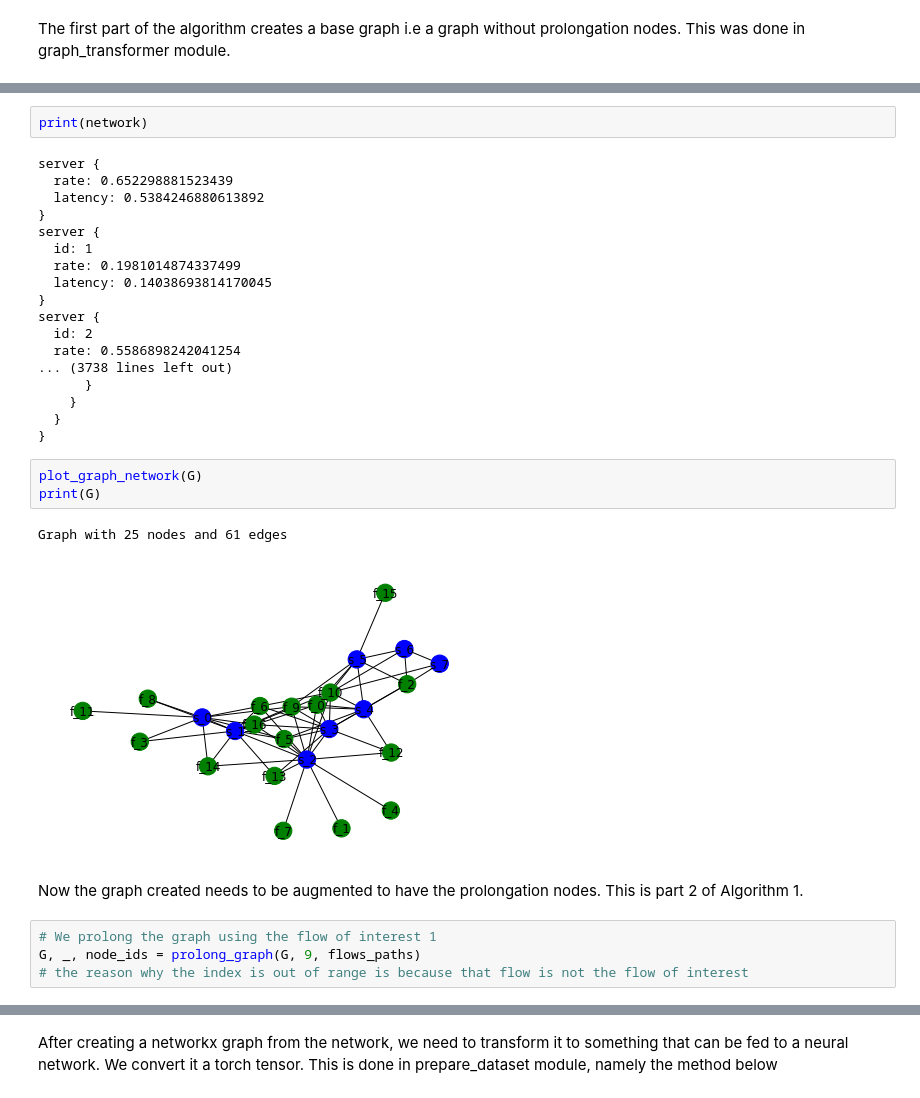
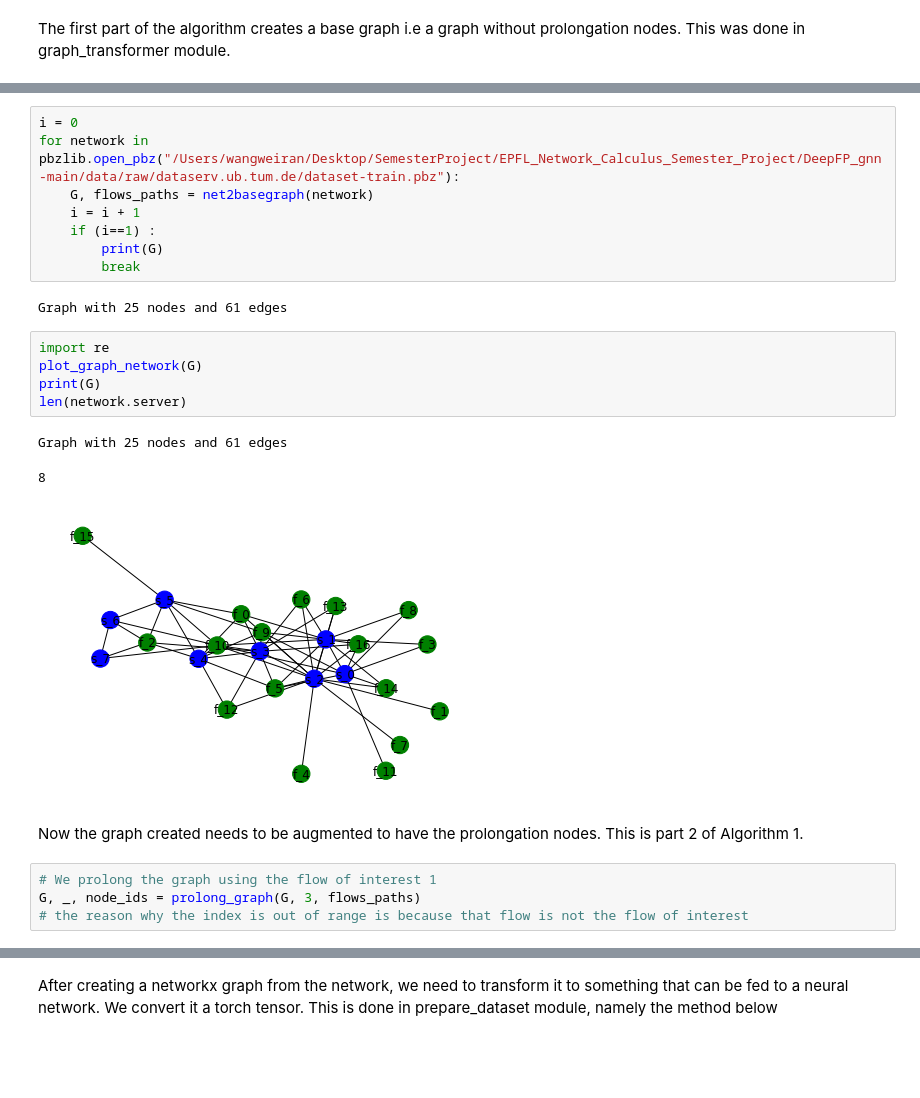
Before and after one commit to wangweiran0129/EPFL_Network_Calculus_Semester_Project, a Jupyter notebook: DeepFP_gnn-main/notebooks/train_model.ipynb, the cells around one changed output, grey strips where cells are left out. Saved outputs shown, nothing was run; the diff lists cells and outputs as text; blank space fills up the shorter version.

Commit message:
Modified train_model notebook

```diff
--- a/DeepFP_gnn-main/notebooks/train_model.ipynb
+++ b/DeepFP_gnn-main/notebooks/train_model.ipynb
@@ -68,34 +64,27 @@ G, flows_paths = net2basegraph(network)
-# %%
-print(network)
-# %% [output]
-server {
-  rate: 0.652298881523439
-  latency: 0.5384246880613892
-}
-server {
-  id: 1
-  rate: 0.1981014874337499
-  latency: 0.14038693814170045
-}
-server {
-  id: 2
-  rate: 0.5586898242041254
-... (3738 lines left out)
-      }
-    }
-  }
-}
+# %%
+i = 0
+for network in pbzlib.open_pbz("/Users/wangweiran/Desktop/SemesterProject/EPFL_Network_Calculus_Semester_Project/DeepFP_gnn-main/data/raw/dataserv.ub.tum.de/dataset-train.pbz"):
+    G, flows_paths = net2basegraph(network)
+    i = i + 1
+    if (i==1) :
+        print(G)
+        break
+# %% [output]
+Graph with 25 nodes and 61 edges
 # %%
+import re
 plot_graph_network(G)
 print(G)
+len(network.server)
 # %% [output]
 Graph with 25 nodes and 61 edges
+8
-[figure, old version]
+[figure, new version]
 # %% [markdown]
 Now the graph created needs to be augmented to have the prolongation nodes. This is part 2 of Algorithm 1.
 # %%
 # We prolong the graph using the flow of interest 1
-G, _, node_ids = prolong_graph(G, 9, flows_paths)
+G, _, node_ids = prolong_graph(G, 3, flows_paths)
 # the reason why the index is out of range is because that flow is not the flow of interest
 # %%
 # visualizing the new graph
```
Also changed, not shown: parts of 17 cells of this notebook.
